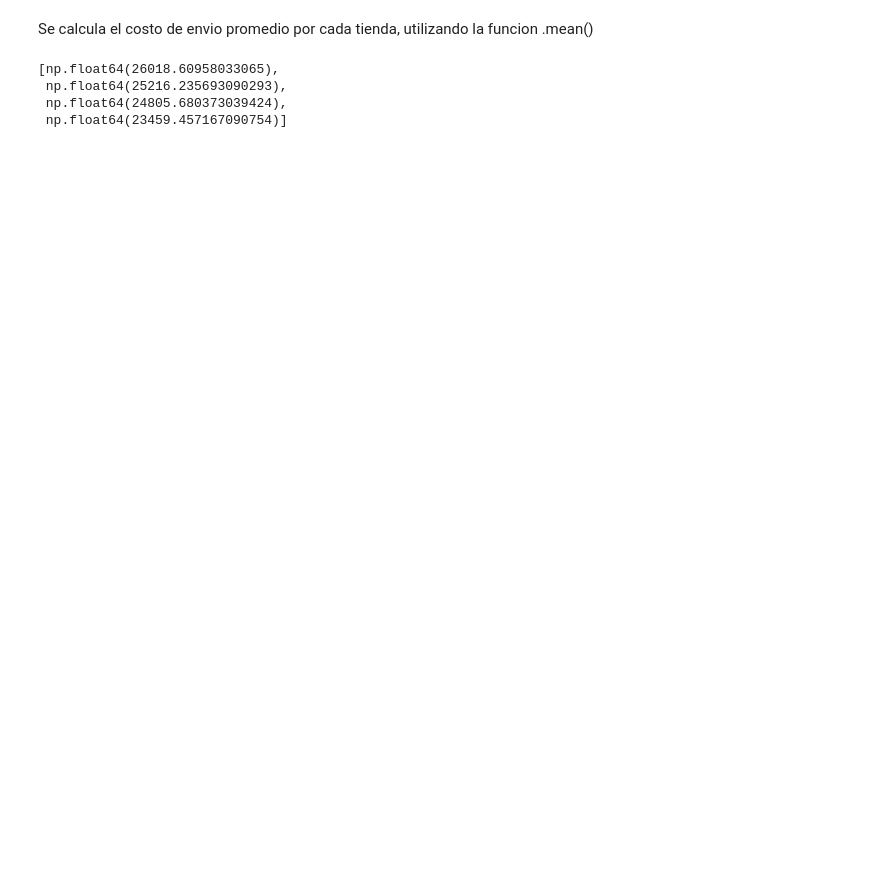
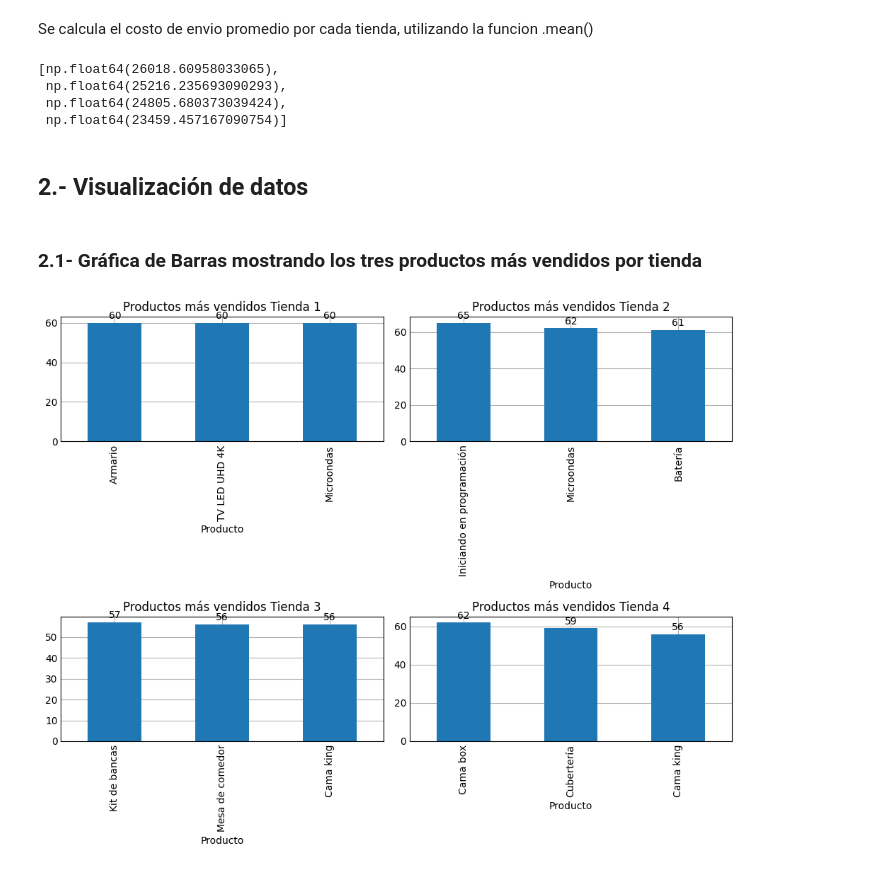
Before and after one commit to PedroHdez35/allura-store, a Jupyter notebook: AluraStoreLatam.ipynb, the cells around one changed output. Drawn from its saved outputs; the diff is of its cells as text; code cells hidden in the pictures; blank space fills up the shorter version.

```diff
--- a/AluraStoreLatam.ipynb
+++ b/AluraStoreLatam.ipynb
@@ -199,3 +183,38 @@ envios
  np.float64(25216.235693090293),
  np.float64(24805.680373039424),
  np.float64(23459.457167090754)]
+# %% [markdown]
+## **2.- Visualización de datos**
+# %% [markdown]
+### 2.1- Gráfica de Barras mostrando los tres productos más vendidos por tienda
+# %%
+import matplotlib.pyplot as plt
+
+fig, axes = plt.subplots(2, 2, figsize=(10, 8))
+
+# Plot for Tienda 1
+df_tienda1_popularidad_productos.head(3).plot(kind='bar', ax=axes[0, 0], title='Productos más vendidos Tienda 1')
+for i, v in enumerate(df_tienda1_popularidad_productos.head(3).values):
+    axes[0, 0].text(i, v + 1, str(v), ha='center', va='bottom')
+
+# Plot for Tienda 2
+df_tienda2_popularidad_productos.head(3).plot(kind='bar', ax=axes[0, 1], title='Productos más vendidos Tienda 2')
+for i, v in enumerate(df_tienda2_popularidad_productos.head(3).values):
+    axes[0, 1].text(i, v + 1, str(v), ha='center', va='bottom')
+
+# Plot for Tienda 3
+df_tienda3_popularidad_productos.head(3).plot(kind='bar', ax=axes[1, 0], title='Productos más vendidos Tienda 3')
+for i, v in enumerate(df_tienda3_popularidad_productos.head(3).values):
+    axes[1, 0].text(i, v + 1, str(v), ha='center', va='bottom')
+
+
+# Plot for Tienda 4
+df_tienda4_popularidad_productos.head(3).plot(kind='bar', ax=axes[1, 1], title='Productos más vendidos Tienda 4')
+for i, v in enumerate(df_tienda4_popularidad_productos.head(3).values):
+    axes[1, 1].text(i, v + 1, str(v), ha='center', va='bottom')
+
+
+plt.tight_layout()
+plt.show()
+# %% [output]
+[figure, added]
```
Also changed, not shown: parts of 30 cells of this notebook.
